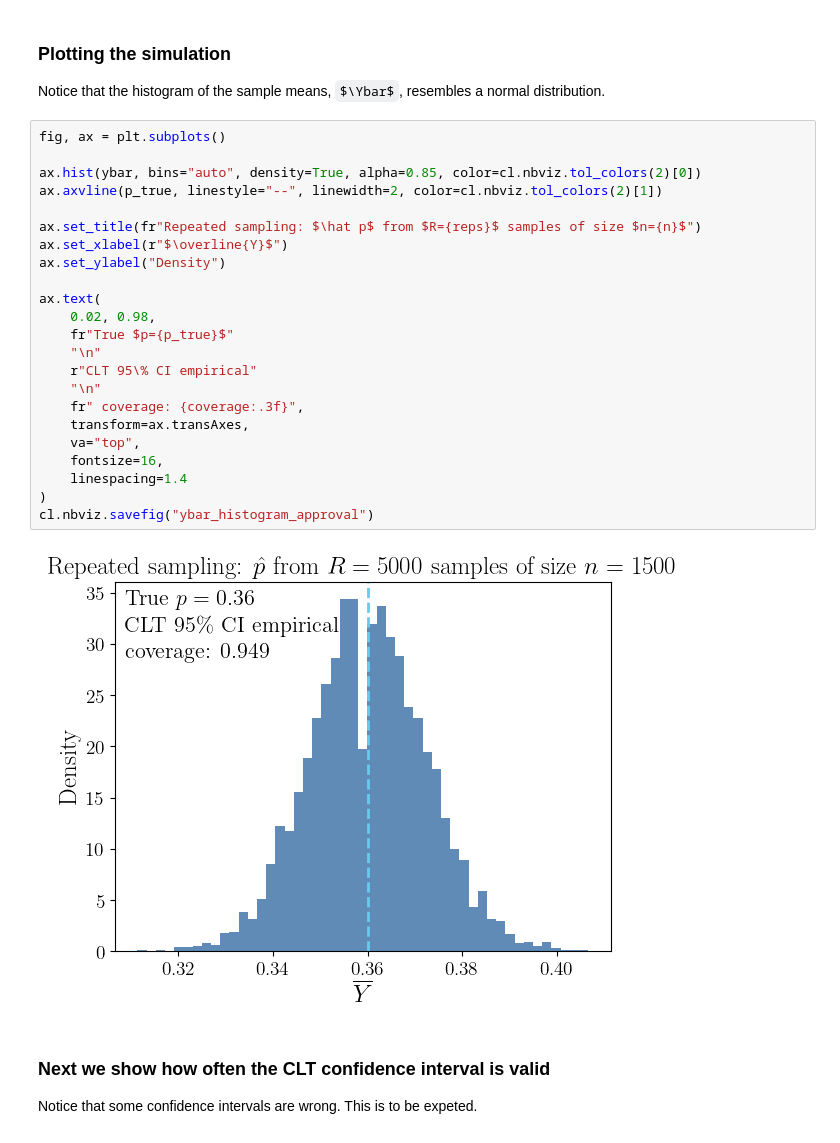
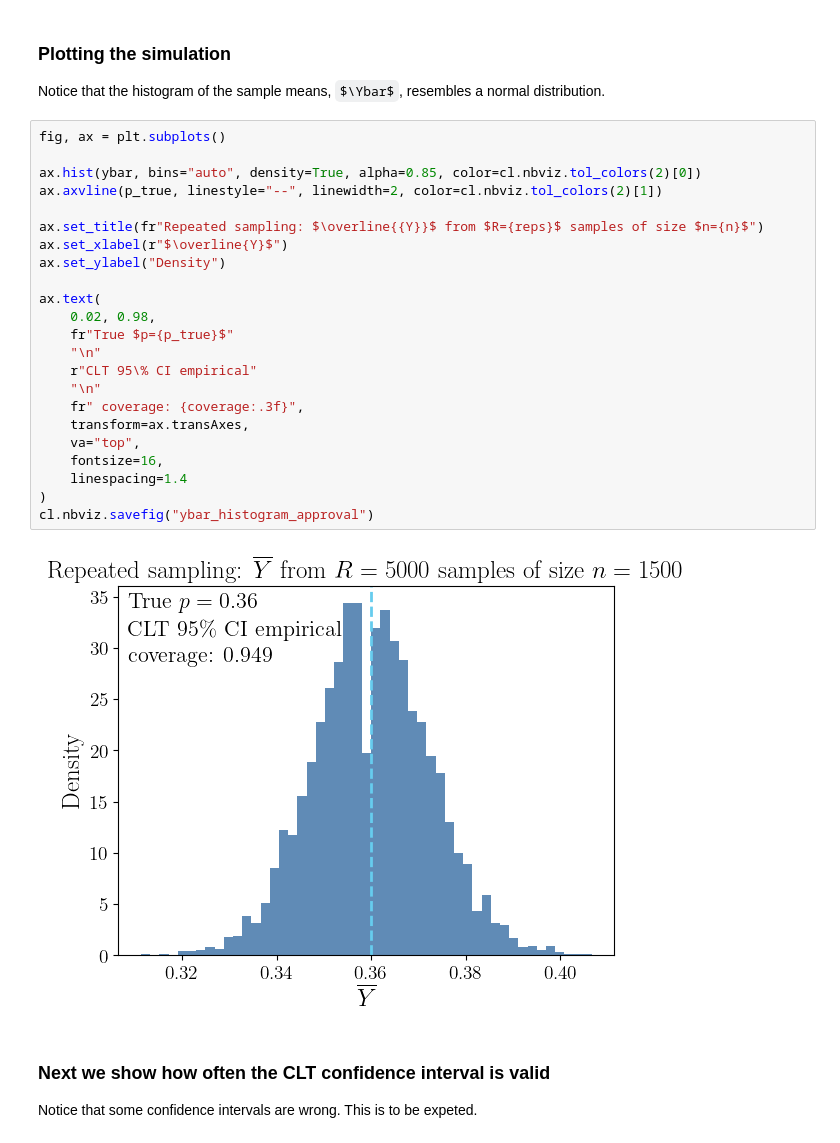
Before and after one commit to fjhickernell/MATH563Spring2026, a Jupyter notebook: classlib/classlib/notebooks/approval_rating_bernoulli_binomial_clt_ci.ipynb, the cells around one changed output. Drawn from its saved outputs; the diff is of its cells as text; some formulas as TeX source.

```diff
--- a/classlib/classlib/notebooks/approval_rating_bernoulli_binomial_clt_ci.ipynb
+++ b/classlib/classlib/notebooks/approval_rating_bernoulli_binomial_clt_ci.ipynb
@@ -229,28 +229,28 @@ Notice that the histogram of the sample means, $\Ybar$, resembles a normal distr
 # %%
 fig, ax = plt.subplots()
 
 ax.hist(ybar, bins="auto", density=True, alpha=0.85, color=cl.nbviz.tol_colors(2)[0])
 ax.axvline(p_true, linestyle="--", linewidth=2, color=cl.nbviz.tol_colors(2)[1])
 
-ax.set_title(fr"Repeated sampling: $\hat p$ from $R={reps}$ samples of size $n={n}$")
+ax.set_title(fr"Repeated sampling: $\overline{{Y}}$ from $R={reps}$ samples of size $n={n}$")
 ax.set_xlabel(r"$\overline{Y}$")
 ax.set_ylabel("Density")
 
 ax.text(
     0.02, 0.98,
     fr"True $p={p_true}$"
     "\n"
     r"CLT 95\% CI empirical"
     "\n"
     fr" coverage: {coverage:.3f}",
     transform=ax.transAxes,
     va="top",
     fontsize=16,
     linespacing=1.4
 )
 cl.nbviz.savefig("ybar_histogram_approval")
 # %% [output]
-[figure, old version]
+[figure, new version]
 # %% [markdown]
 ### Next we show how often the CLT confidence interval is valid
 Notice that some confidence intervals are wrong.  This is to be expeted.
```
Also changed, not shown: 4 other files.
